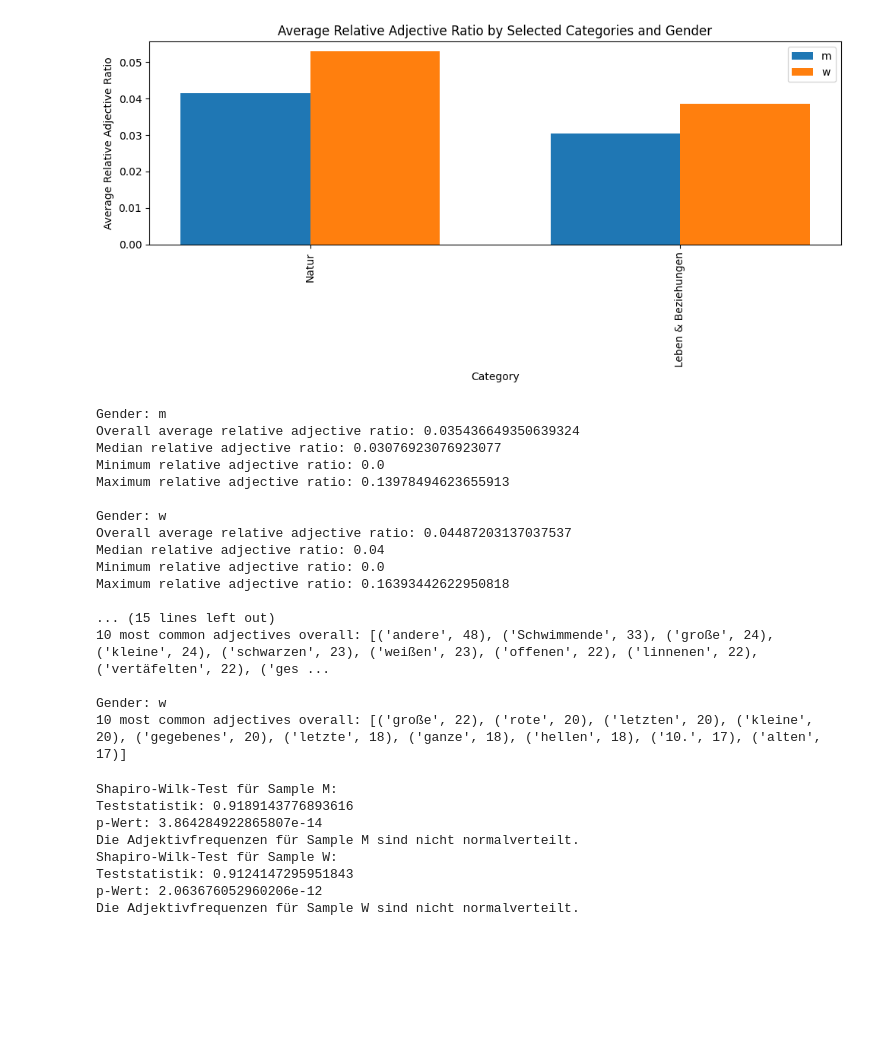
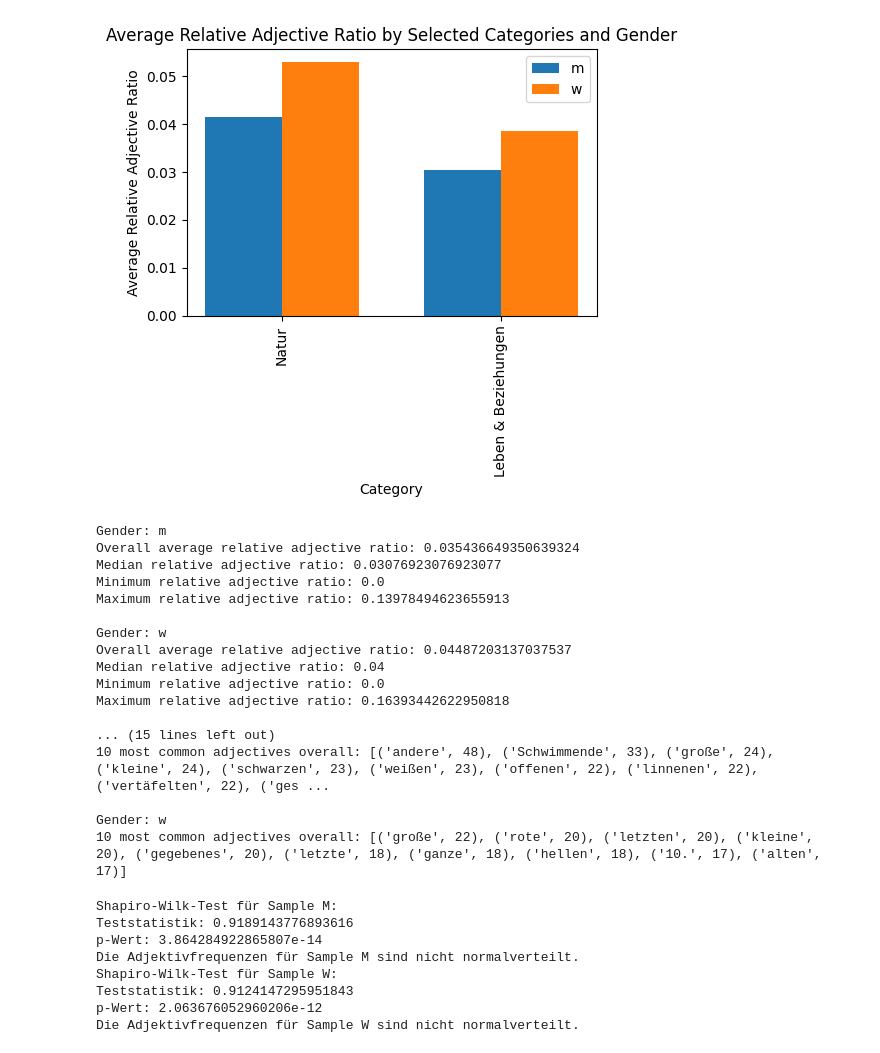
Before and after one commit to niceshice/Forschungsmethoden_LL_Gedichte, a Jupyter notebook: Adjektive.ipynb, the cells around one changed output. Drawn from its saved outputs; the diff is of its cells as text; code cells hidden in the pictures; blank space fills up the shorter version.

```diff
--- a/Adjektive.ipynb
+++ b/Adjektive.ipynb
@@ -6,6 +6,7 @@ from collections import Counter
 import matplotlib.pyplot as plt
 import numpy as np
 import statistics
+import seaborn as sns
 
 from scipy.stats import ttest_ind, shapiro, mannwhitneyu
 
@@ -55,7 +56,7 @@ all_genders = sorted(list(average_ratios_gender_category.keys()))
 bar_width = 0.35
 index = np.arange(len(selected_categories))
 
-plt.figure(figsize=(10, 5))
+plt.figure(figsize=(5, 5))
 
 for i, gender in enumerate(all_genders):
     ratios = [average_ratios_gender_category[gender].get(category, 0) for category in selected_categories]
@@ -66,34 +67,34 @@ plt.xlabel('Category')
 plt.ylabel('Average Relative Adjective Ratio')
 plt.xticks(index + bar_width / 2, selected_categories, rotation=90)
 plt.legend()
 plt.tight_layout()
 plt.show()
 
 # Print the overall, median, minimum and maximum adjective ratio for each gender
 for gender in all_genders:
     all_ratios = [ratio for ratios in adjective_ratios_gender_category[gender].values() for ratio in ratios]
     print(f'Gender: {gender}')
     print('Overall average relative adjective ratio:', sum(all_ratios) / len(all_ratios))
     print('Median relative adjective ratio:', statistics.median(all_ratios))
     print('Minimum relative adjective ratio:', min(all_ratios))
     print('Maximum relative adjective ratio:', max(all_ratios), '\n')
 
 # Print the 10 most common adjectives for each gender and selected category
 for gender in all_genders:
     print(f'Gender: {gender}')
     for category in selected_categories:
         print(f'Category: {category}')
         print('10 most common adjectives:', adjectives_gender_category[gender][category].most_common(10), '\n')
 
 # Print the 10 most common adjectives for each gender overall
 for gender in all_genders:
     all_adjectives = Counter()
     for counter in adjectives_gender_category[gender].values():
         all_adjectives.update(counter)
     print(f'Gender: {gender}')
     print('10 most common adjectives overall:', all_adjectives.most_common(10), '\n')
 # %% [output]
-[figure, old version]
+[figure, new version]
 Gender: m
 Overall average relative adjective ratio: 0.035436649350639324
 Median relative adjective ratio: 0.03076923076923077
```
Also changed, not shown: parts of 3 cells of this notebook, 1 other file.
